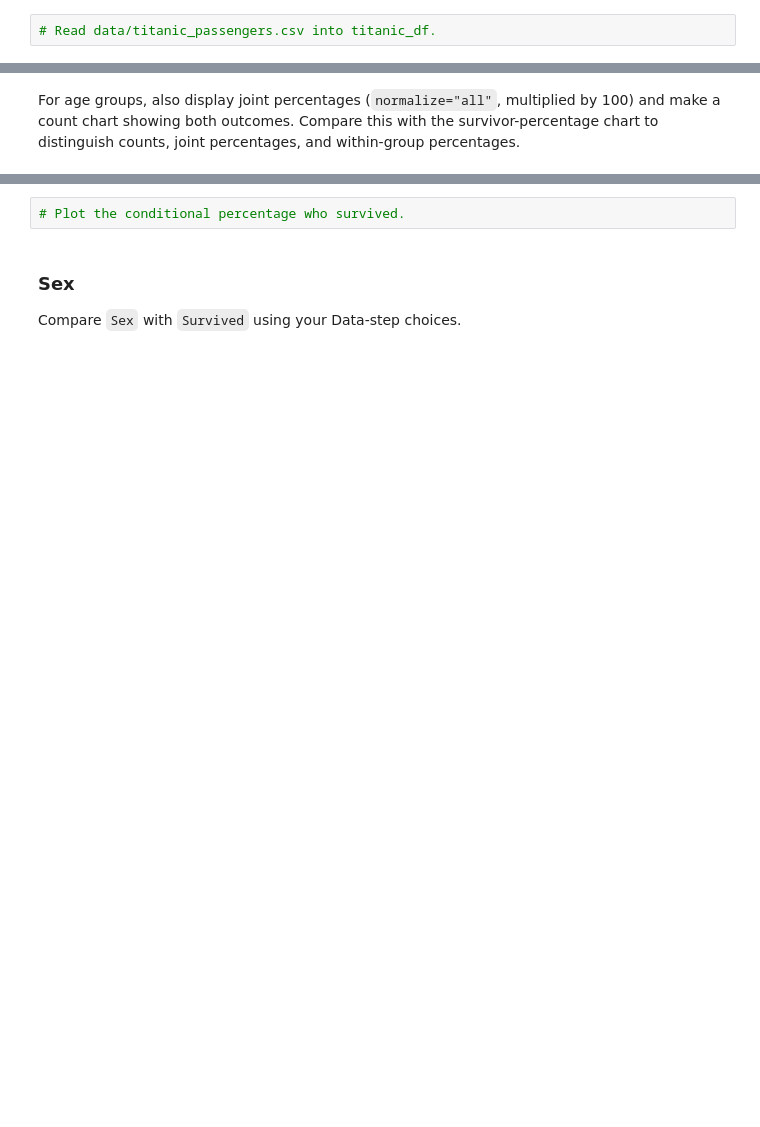
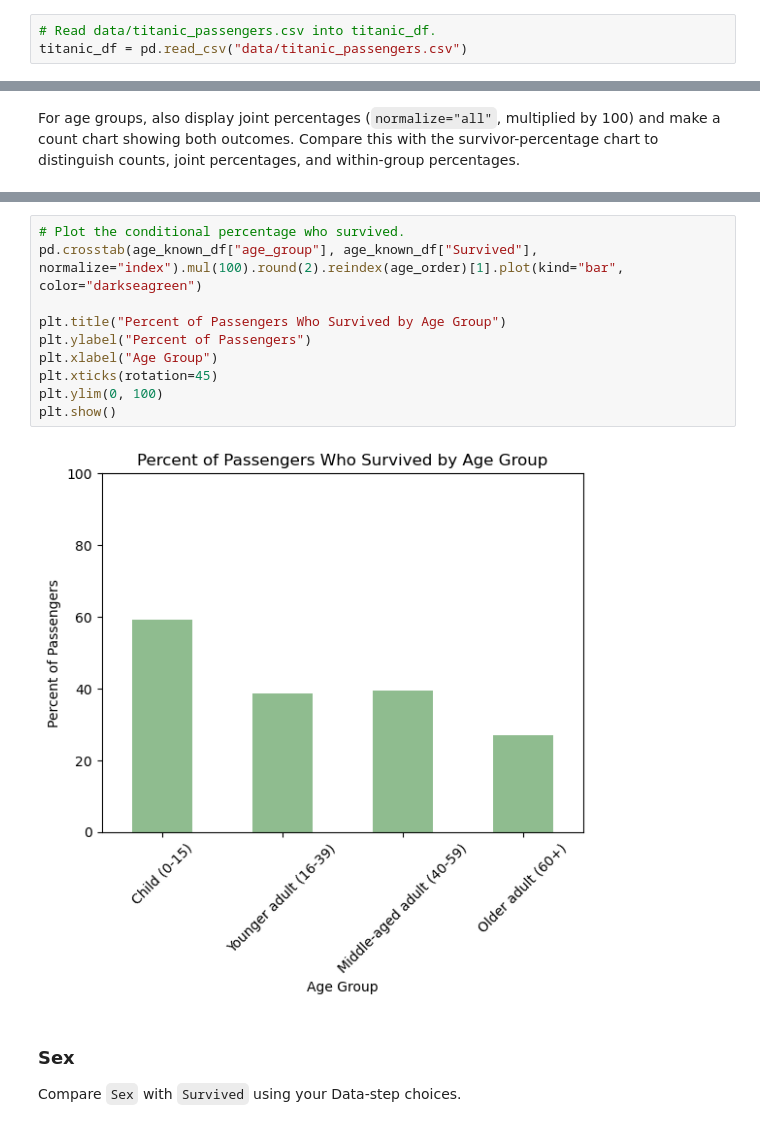
Before and after one commit to JPDeuce/Data_Visualization_and_Modeling_Campus, a Jupyter notebook: week02/lab/Lab - Relationships Between Categorical Features.ipynb, the cells around one changed output, grey strips where cells are left out. Saved outputs shown, nothing was run; the diff lists cells and outputs as text; blank space fills up the shorter version.

```diff
--- a/week02/lab/Lab - Relationships Between Categorical Features.ipynb
+++ b/week02/lab/Lab - Relationships Between Categorical Features.ipynb
@@ -68,4 +72,5 @@ Use `titanic_df` as the DataFrame name. Keep the original columns so your catego
 # %%
 # Read data/titanic_passengers.csv into titanic_df.
+titanic_df = pd.read_csv("data/titanic_passengers.csv")
 # %%
 # Display the first five rows.
@@ -151,5 +299,15 @@ For age groups, also display joint percentages (`normalize="all"`, multiplied by
 # %%
 # Plot the conditional percentage who survived.
+pd.crosstab(age_known_df["age_group"], age_known_df["Survived"], normalize="index").mul(100).round(2).reindex(age_order)[1].plot(kind="bar", color="darkseagreen")
+
+plt.title("Percent of Passengers Who Survived by Age Group")
+plt.ylabel("Percent of Passengers")
+plt.xlabel("Age Group")
+plt.xticks(rotation=45)
+plt.ylim(0, 100)
+plt.show()
+# %% [output]
+[figure, added]
 # %% [markdown]
 ### Sex
 
```
Also changed, not shown: parts of 49 cells of this notebook.
